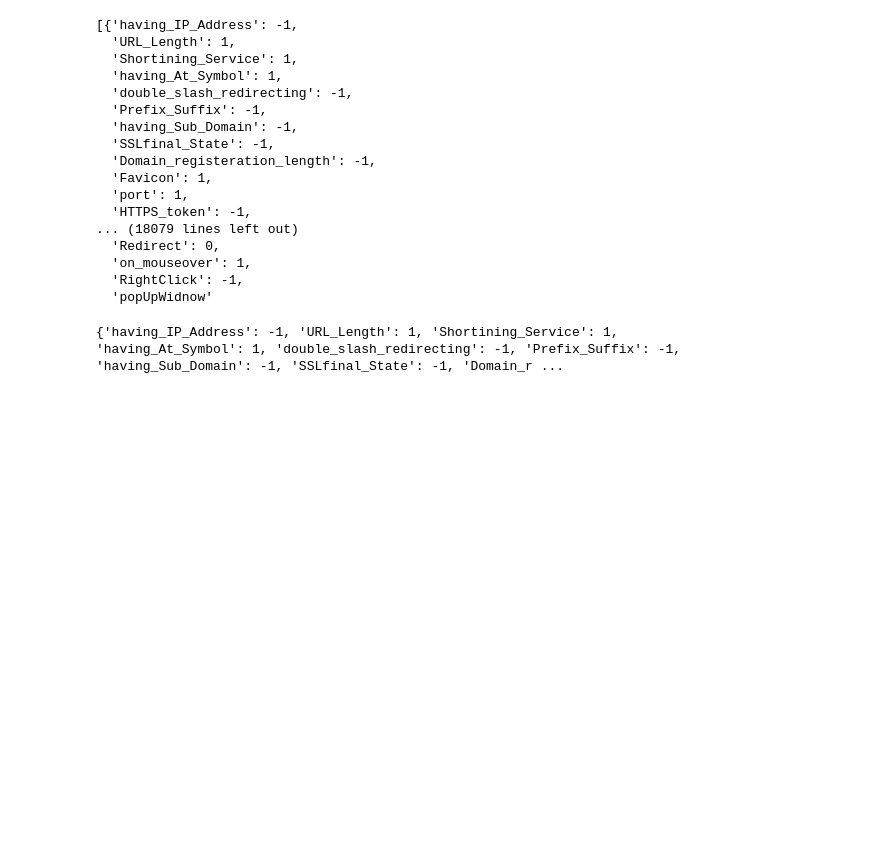
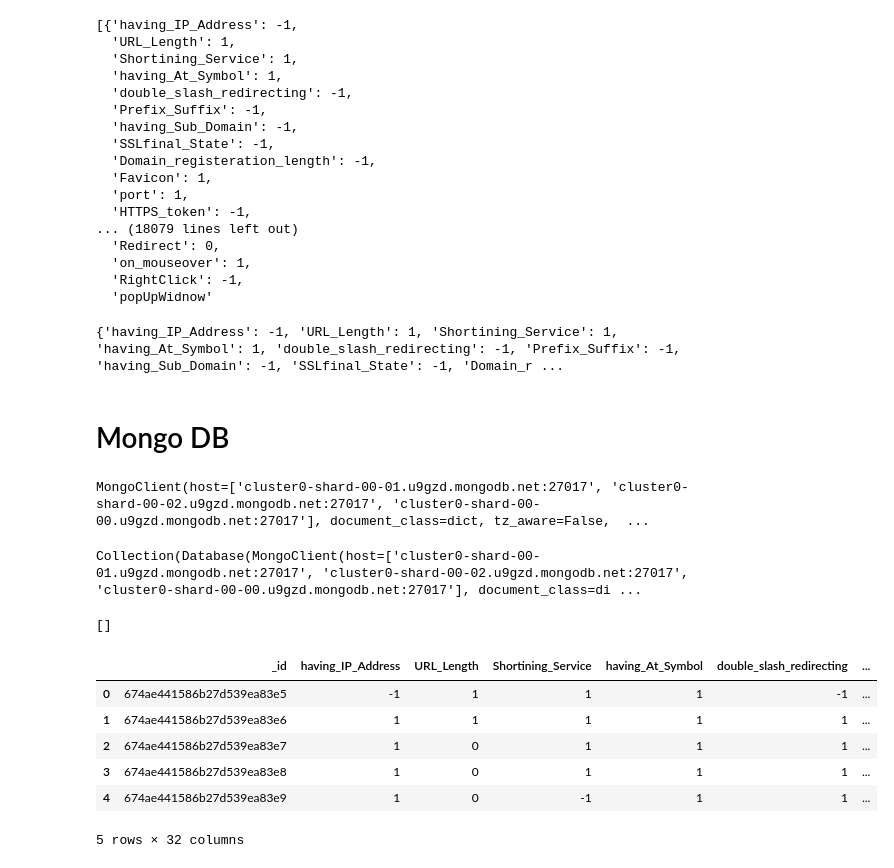
Before and after one commit to Naveen-DS08/Network_Security, a Jupyter notebook: research/research.ipynb, the cells around one changed output. Drawn from its saved outputs; the diff is of its cells as text; code cells hidden in the pictures; blank space fills up the shorter version.

```diff
--- a/research/research.ipynb
+++ b/research/research.ipynb
@@ -99,3 +99,39 @@ lst_
 print(lst_[0])
 # %% [output]
 {'having_IP_Address': -1, 'URL_Length': 1, 'Shortining_Service': 1, 'having_At_Symbol': 1, 'double_slash_redirecting': -1, 'Prefix_Suffix': -1, 'having_Sub_Domain': -1, 'SSLfinal_State': -1, 'Domain_r ...
+# %% [markdown]
+# Mongo DB
+# %%
+import os
+from dotenv import load_dotenv
+load_dotenv()
+MONGO_DB_URL = os.getenv("MONGO_DB_URL")
+# %%
+import pymongo
+
+client = pymongo.MongoClient(MONGO_DB_URL)
+client
+# %% [output]
+MongoClient(host=['cluster0-shard-00-01.u9gzd.mongodb.net:27017', 'cluster0-shard-00-02.u9gzd.mongodb.net:27017', 'cluster0-shard-00-00.u9gzd.mongodb.net:27017'], document_class=dict, tz_aware=False,  ...
+# %%
+collection = client["NAVEEN"]["Network Data"]
+collection
+# %% [output]
+Collection(Database(MongoClient(host=['cluster0-shard-00-01.u9gzd.mongodb.net:27017', 'cluster0-shard-00-02.u9gzd.mongodb.net:27017', 'cluster0-shard-00-00.u9gzd.mongodb.net:27017'], document_class=di ...
+# %%
+list(collection.find())
+# %% [output]
+[]
+# %%
+import pandas as pd
+
+df = pd.DataFrame(list(collection.find()))
+df.head()
+# %% [output]
+|  | _id | having_IP_Address | URL_Length | Shortining_Service | having_At_Symbol | double_slash_redirecting | ... |
+| 0 | 674ae441586b27d539ea83e5 | -1 | 1 | 1 | 1 | -1 | ... |
+| 1 | 674ae441586b27d539ea83e6 | 1 | 1 | 1 | 1 | 1 | ... |
+| 2 | 674ae441586b27d539ea83e7 | 1 | 0 | 1 | 1 | 1 | ... |
+| 3 | 674ae441586b27d539ea83e8 | 1 | 0 | 1 | 1 | 1 | ... |
+| 4 | 674ae441586b27d539ea83e9 | 1 | 0 | -1 | 1 | 1 | ... |
+5 rows × 32 columns
```
Also changed, not shown: parts of 2 cells of this notebook, 10 other files.
